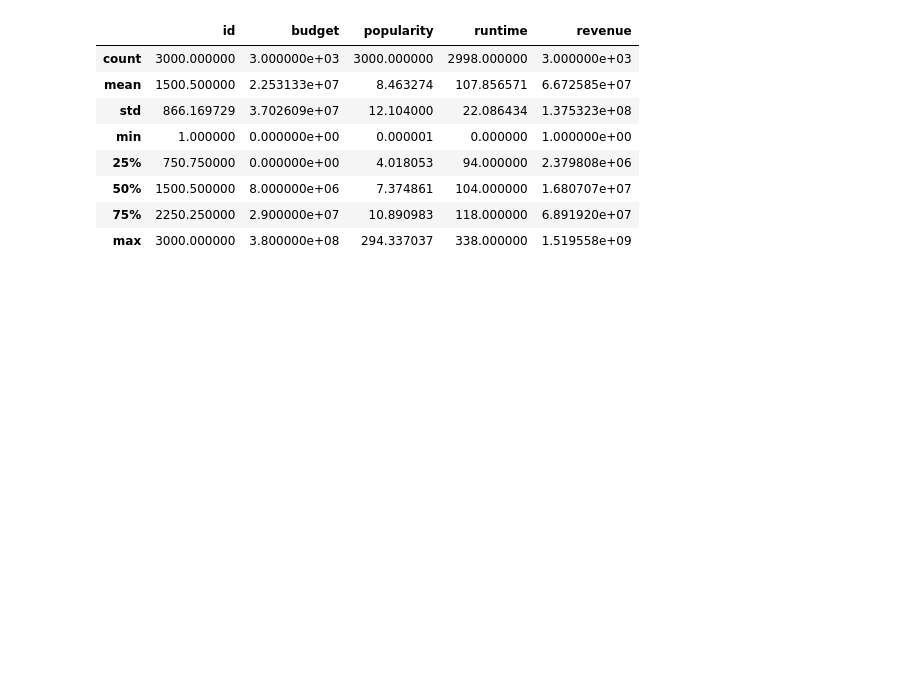
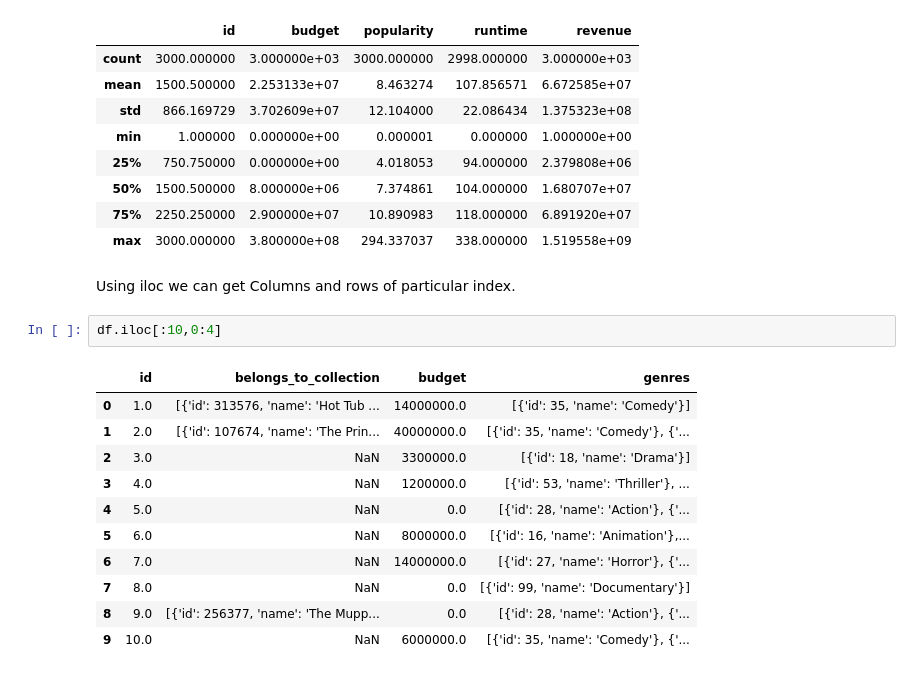
Before and after one commit to tjain858/IMDB-EDA, a Jupyter notebook: IMDB.ipynb, the cells around one changed output. Saved outputs shown, nothing was run; the diff lists cells and outputs as text; blank space fills up the shorter version.

```diff
--- a/IMDB.ipynb
+++ b/IMDB.ipynb
@@ -81,3 +81,19 @@ df.describe()
 | 50% | 1500.500000 | 8.000000e+06 | 7.374861 | 104.000000 | 1.680707e+07 |
 | 75% | 2250.250000 | 2.900000e+07 | 10.890983 | 118.000000 | 6.891920e+07 |
 | max | 3000.000000 | 3.800000e+08 | 294.337037 | 338.000000 | 1.519558e+09 |
+# %% [markdown]
+Using iloc we can get Columns and rows of particular index.
+# %%
+df.iloc[:10,0:4]
+# %% [output]
+|  | id | belongs_to_collection | budget | genres |
+| 0 | 1.0 | [{'id': 313576, 'name': 'Hot Tub ... | 14000000.0 | [{'id': 35, 'name': 'Comedy'}] |
+| 1 | 2.0 | [{'id': 107674, 'name': 'The Prin... | 40000000.0 | [{'id': 35, 'name': 'Comedy'}, {'... |
+| 2 | 3.0 | NaN | 3300000.0 | [{'id': 18, 'name': 'Drama'}] |
+| 3 | 4.0 | NaN | 1200000.0 | [{'id': 53, 'name': 'Thriller'}, ... |
+| 4 | 5.0 | NaN | 0.0 | [{'id': 28, 'name': 'Action'}, {'... |
+| 5 | 6.0 | NaN | 8000000.0 | [{'id': 16, 'name': 'Animation'},... |
+| 6 | 7.0 | NaN | 14000000.0 | [{'id': 27, 'name': 'Horror'}, {'... |
+| 7 | 8.0 | NaN | 0.0 | [{'id': 99, 'name': 'Documentary'}] |
+| 8 | 9.0 | [{'id': 256377, 'name': 'The Mupp... | 0.0 | [{'id': 28, 'name': 'Action'}, {'... |
+| 9 | 10.0 | NaN | 6000000.0 | [{'id': 35, 'name': 'Comedy'}, {'... |
```
Also changed, not shown: parts of 11 cells of this notebook.
